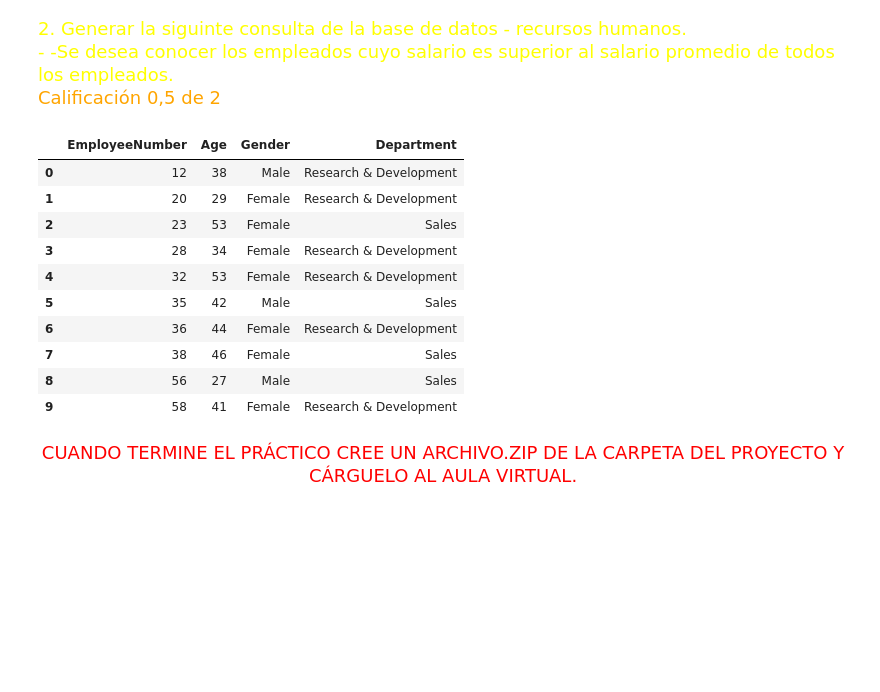
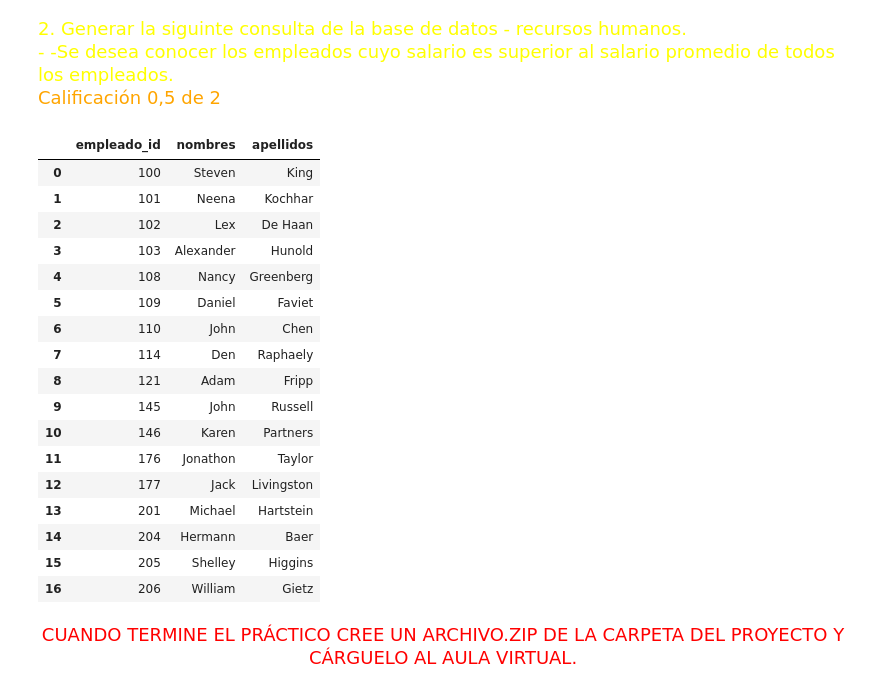
Before and after one commit to juan1jose3/pandas_stuff, a Jupyter notebook: TallerPythonPandas/notebooks/TallerPythonPandas.ipynb, the cells around one changed output. Drawn from its saved outputs; the diff is of its cells as text; code cells hidden in the pictures; blank space fills up the shorter version.

```diff
--- a/TallerPythonPandas/notebooks/TallerPythonPandas.ipynb
+++ b/TallerPythonPandas/notebooks/TallerPythonPandas.ipynb
@@ -36,10 +36,10 @@ import matplotlib.pyplot as plt
 import seaborn as sns
 
 sys.path.append(os.path.abspath(os.path.join('..')))
-from functions.misfunciones import unir_excel_en_csv,alterar_columnas,establecer_conexion,cargar_datos,cantidad_por_producto,obtener_datos_tiempo
+from functions.misfunciones import unir_excel_en_csv,alterar_columnas,establecer_conexion,cargar_datos,cantidad_por_producto,obtener_datos_tiempo,crear_nueva_db,perform_basic_select
 
 PARCIALDB ="parcialDB"
-RH_DB = "rh_db"
+BDRH = "bdrh"
 # %% [markdown]
 <font color="yellow" size = "4" face = "small fonts">2. Leer un archivo.CSV e imprimirlo desde la carpeta data</font></center><br>
 # %%
@@ -377,28 +510,36 @@ cargar_datos(conn,file_path,columnas,query)
 <font color="yellow" size = "4" face = "small fonts">- -Se desea conocer los empleados cuyo salario es superior al salario promedio de todos los empleados. </font></center><br>
 <font color="Orange" size = "4" face = "small fonts">Calificación 0,5 de 2 </font></center><br>
 # %%
-conn = establecer_conexion(RH_DB)
+conn = establecer_conexion(BDRH)
 
 query = """
-    SELECT EmployeeNumber, Age, Gender, Department
-    FROM empleado
-    WHERE MonthlyIncome > (SELECT AVG(MonthlyIncome) FROM empleado)
+    SELECT empleado_id, nombres,apellidos
+    FROM empleados
+    WHERE salario > (SELECT AVG(salario) from empleados);
+
 """
 
 
 df = pd.read_sql(query,conn)
-df.head(10)
+df
 # %% [output]
-|  | EmployeeNumber | Age | Gender | Department |
-| 0 | 12 | 38 | Male | Research & Development |
-| 1 | 20 | 29 | Female | Research & Development |
-| 2 | 23 | 53 | Female | Sales |
-| 3 | 28 | 34 | Female | Research & Development |
-| 4 | 32 | 53 | Female | Research & Development |
-| 5 | 35 | 42 | Male | Sales |
-| 6 | 36 | 44 | Female | Research & Development |
-| 7 | 38 | 46 | Female | Sales |
-| 8 | 56 | 27 | Male | Sales |
-| 9 | 58 | 41 | Female | Research & Development |
+|  | empleado_id | nombres | apellidos |
+| 0 | 100 | Steven | King |
+| 1 | 101 | Neena | Kochhar |
+| 2 | 102 | Lex | De Haan |
+| 3 | 103 | Alexander | Hunold |
+| 4 | 108 | Nancy | Greenberg |
+| 5 | 109 | Daniel | Faviet |
+| 6 | 110 | John | Chen |
+| 7 | 114 | Den | Raphaely |
+| 8 | 121 | Adam | Fripp |
+| 9 | 145 | John | Russell |
+| 10 | 146 | Karen | Partners |
+| 11 | 176 | Jonathon | Taylor |
+| 12 | 177 | Jack | Livingston |
+| 13 | 201 | Michael | Hartstein |
+| 14 | 204 | Hermann | Baer |
+| 15 | 205 | Shelley | Higgins |
+| 16 | 206 | William | Gietz |
 # %% [markdown]
 <center><font color="red" size = "4" face = "small fonts">CUANDO TERMINE EL PRÁCTICO CREE UN ARCHIVO.ZIP DE LA CARPETA DEL PROYECTO Y CÁRGUELO AL AULA VIRTUAL.</font></center>
```
Also changed, not shown: parts of 28 cells of this notebook, 3 other files.
